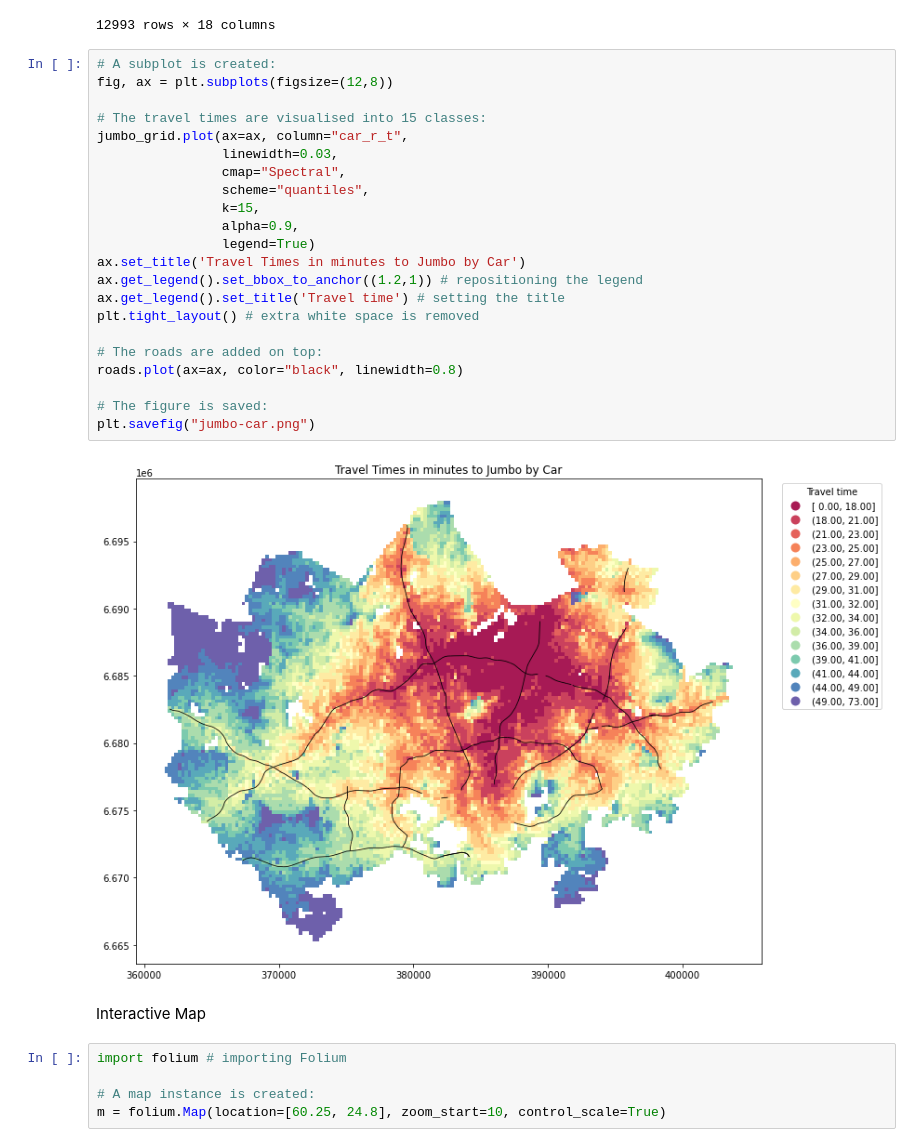
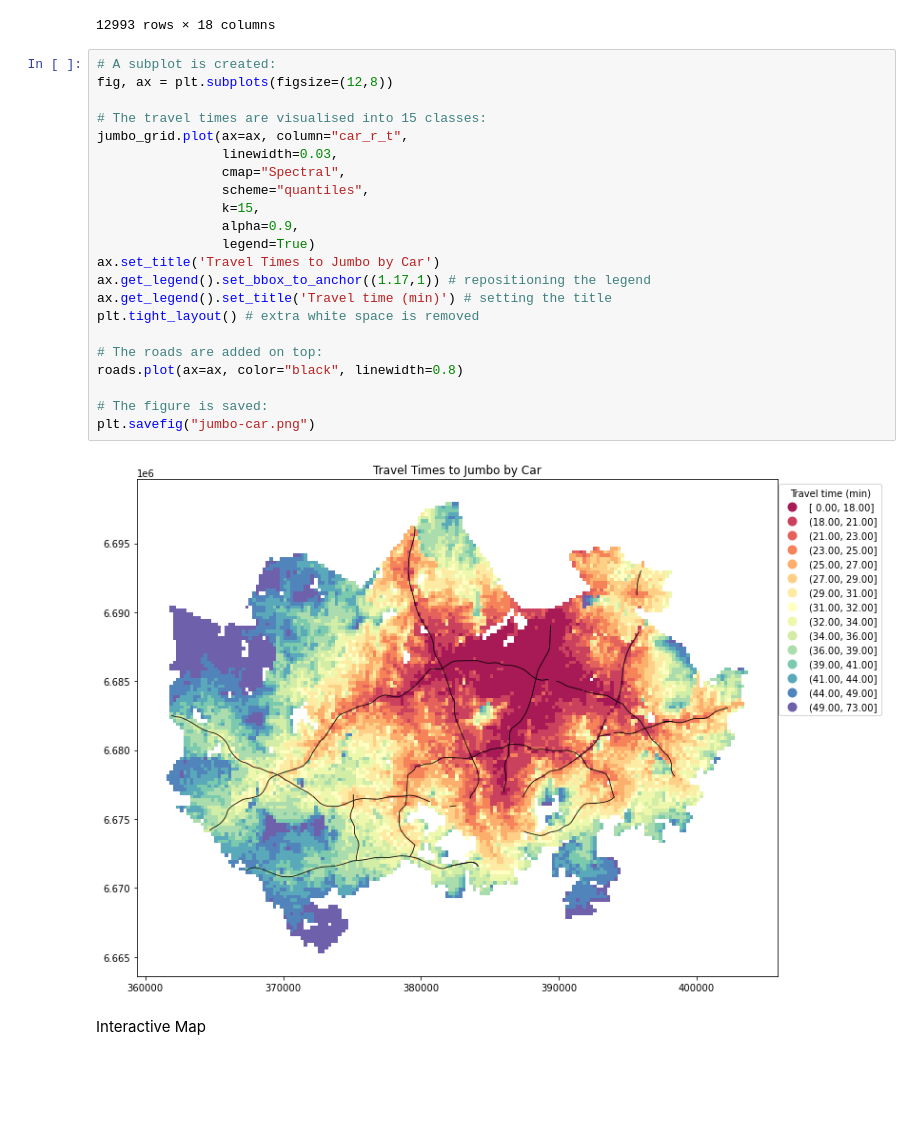
Before and after one commit to AutoGIS-2020/exercise-5-hannahirvonen, a Jupyter notebook: Exercise-5.ipynb, the cells around one changed output. Drawn from its saved outputs; the diff is of its cells as text; blank space fills up the shorter version.

```diff
--- a/Exercise-5.ipynb
+++ b/Exercise-5.ipynb
@@ -52,31 +52,26 @@ jumbo_grid
 # %%
 # A subplot is created:
 fig, ax = plt.subplots(figsize=(12,8))
 
 # The travel times are visualised into 15 classes:
 jumbo_grid.plot(ax=ax, column="car_r_t",
                 linewidth=0.03,
                 cmap="Spectral",
                 scheme="quantiles",
                 k=15,
                 alpha=0.9,
                 legend=True)
-ax.set_title('Travel Times in minutes to Jumbo by Car')
-ax.get_legend().set_bbox_to_anchor((1.2,1)) # repositioning the legend
-ax.get_legend().set_title('Travel time') # setting the title
+ax.set_title('Travel Times to Jumbo by Car')
+ax.get_legend().set_bbox_to_anchor((1.17,1)) # repositioning the legend
+ax.get_legend().set_title('Travel time (min)') # setting the title
 plt.tight_layout() # extra white space is removed
 
 # The roads are added on top:
 roads.plot(ax=ax, color="black", linewidth=0.8)
 
 # The figure is saved:
 plt.savefig("jumbo-car.png")
 # %% [output]
-[figure, old version]
+[figure, new version]
 # %% [markdown]
 Interactive Map
-# %%
-import folium # importing Folium
-
-# A map instance is created:
-m = folium.Map(location=[60.25, 24.8], zoom_start=10, control_scale=True)
```
Also changed, not shown: parts of 1 cell of this notebook.
